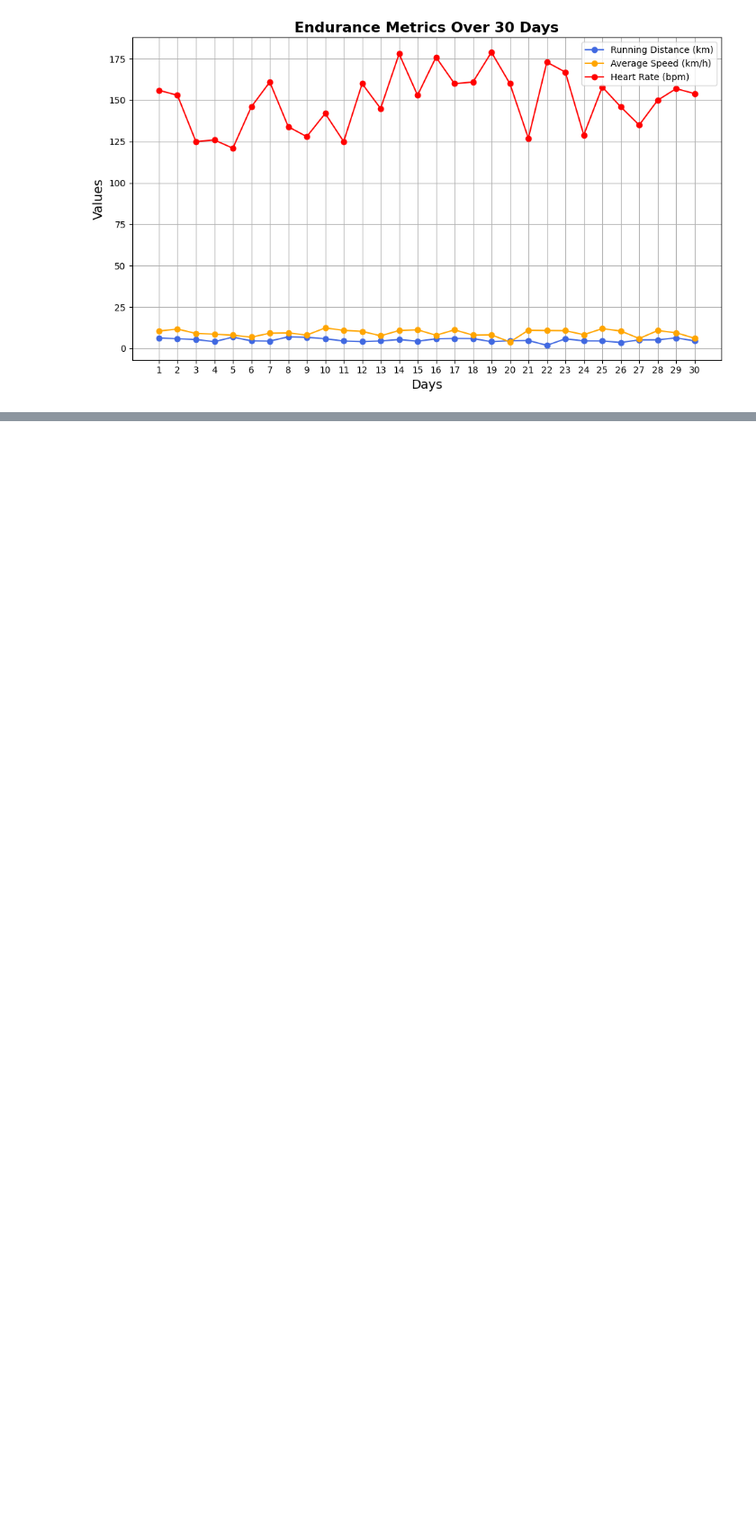
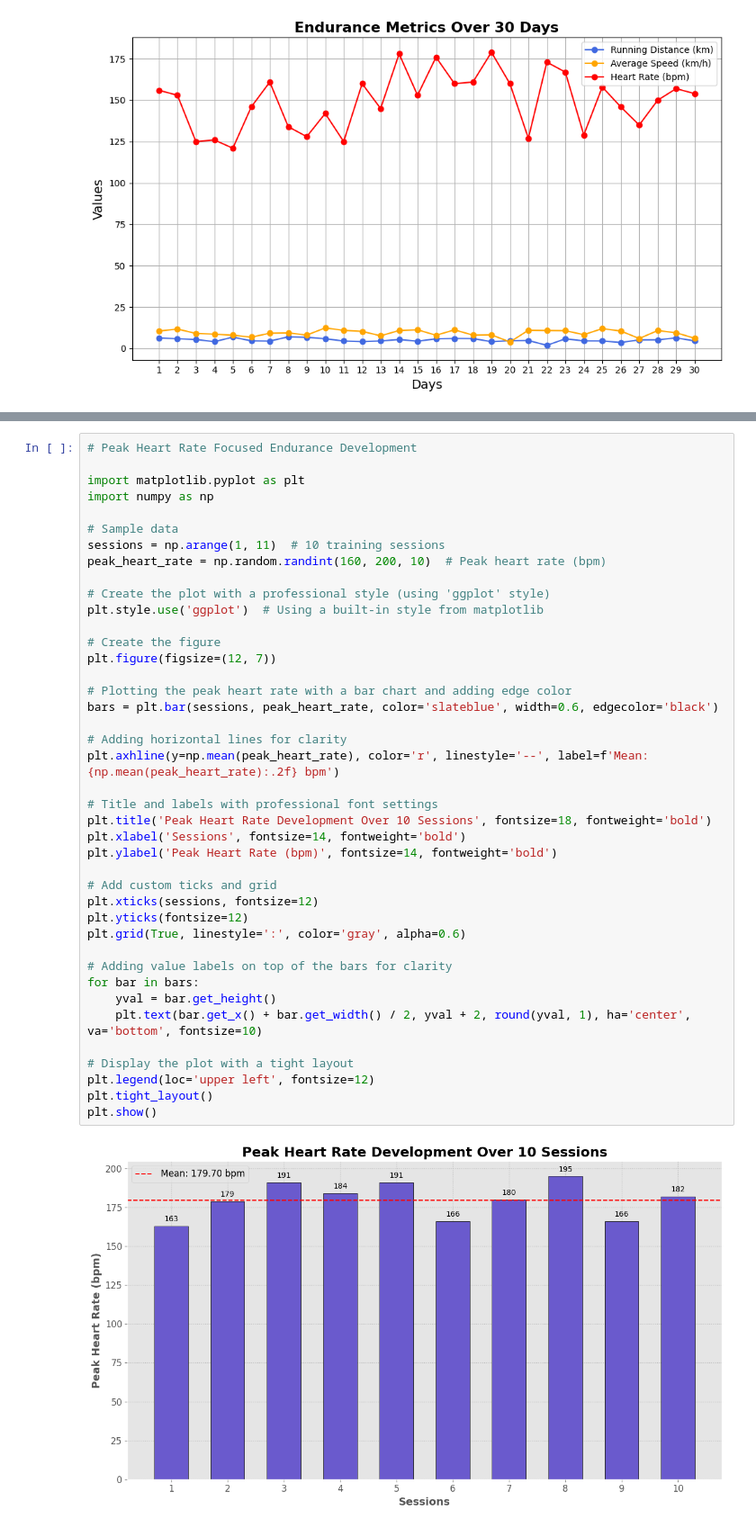
Before and after one commit to alirizaercan/IQAnadoluScout--IQAS-, a Jupyter notebook: design/Figma Design Example Charts/endurance_parameters_page.ipynb, the cells around one changed output, grey strips where cells are left out. Shown at 90% size. Cells and saved outputs as stored; diff of their text form; blank space fills up the shorter version.

```diff
--- a/design/Figma Design Example Charts/endurance_parameters_page.ipynb
+++ b/design/Figma Design Example Charts/endurance_parameters_page.ipynb
@@ -115,3 +61,46 @@ plt.show()
+# %%
+# Peak Heart Rate Focused Endurance Development
+
+import matplotlib.pyplot as plt
+import numpy as np
+
+# Sample data
+sessions = np.arange(1, 11)  # 10 training sessions
+peak_heart_rate = np.random.randint(160, 200, 10)  # Peak heart rate (bpm)
+
+# Create the plot with a professional style (using 'ggplot' style)
+plt.style.use('ggplot')  # Using a built-in style from matplotlib
+
+# Create the figure
+plt.figure(figsize=(12, 7))
+
+# Plotting the peak heart rate with a bar chart and adding edge color
+bars = plt.bar(sessions, peak_heart_rate, color='slateblue', width=0.6, edgecolor='black')
+
+# Adding horizontal lines for clarity
+plt.axhline(y=np.mean(peak_heart_rate), color='r', linestyle='--', label=f'Mean: {np.mean(peak_heart_rate):.2f} bpm')
+
+# Title and labels with professional font settings
+plt.title('Peak Heart Rate Development Over 10 Sessions', fontsize=18, fontweight='bold')
+plt.xlabel('Sessions', fontsize=14, fontweight='bold')
+plt.ylabel('Peak Heart Rate (bpm)', fontsize=14, fontweight='bold')
+
+# Add custom ticks and grid
+plt.xticks(sessions, fontsize=12)
+plt.yticks(fontsize=12)
+plt.grid(True, linestyle=':', color='gray', alpha=0.6)
+
+# Adding value labels on top of the bars for clarity
+for bar in bars:
+    yval = bar.get_height()
+    plt.text(bar.get_x() + bar.get_width() / 2, yval + 2, round(yval, 1), ha='center', va='bottom', fontsize=10)
+
+# Display the plot with a tight layout
+plt.legend(loc='upper left', fontsize=12)
+plt.tight_layout()
+plt.show()
+# %% [output]
+[figure, added]
 # %%
 # Performance Radar
 
```
Also changed, not shown: parts of 2 cells of this notebook, 32 other files.
